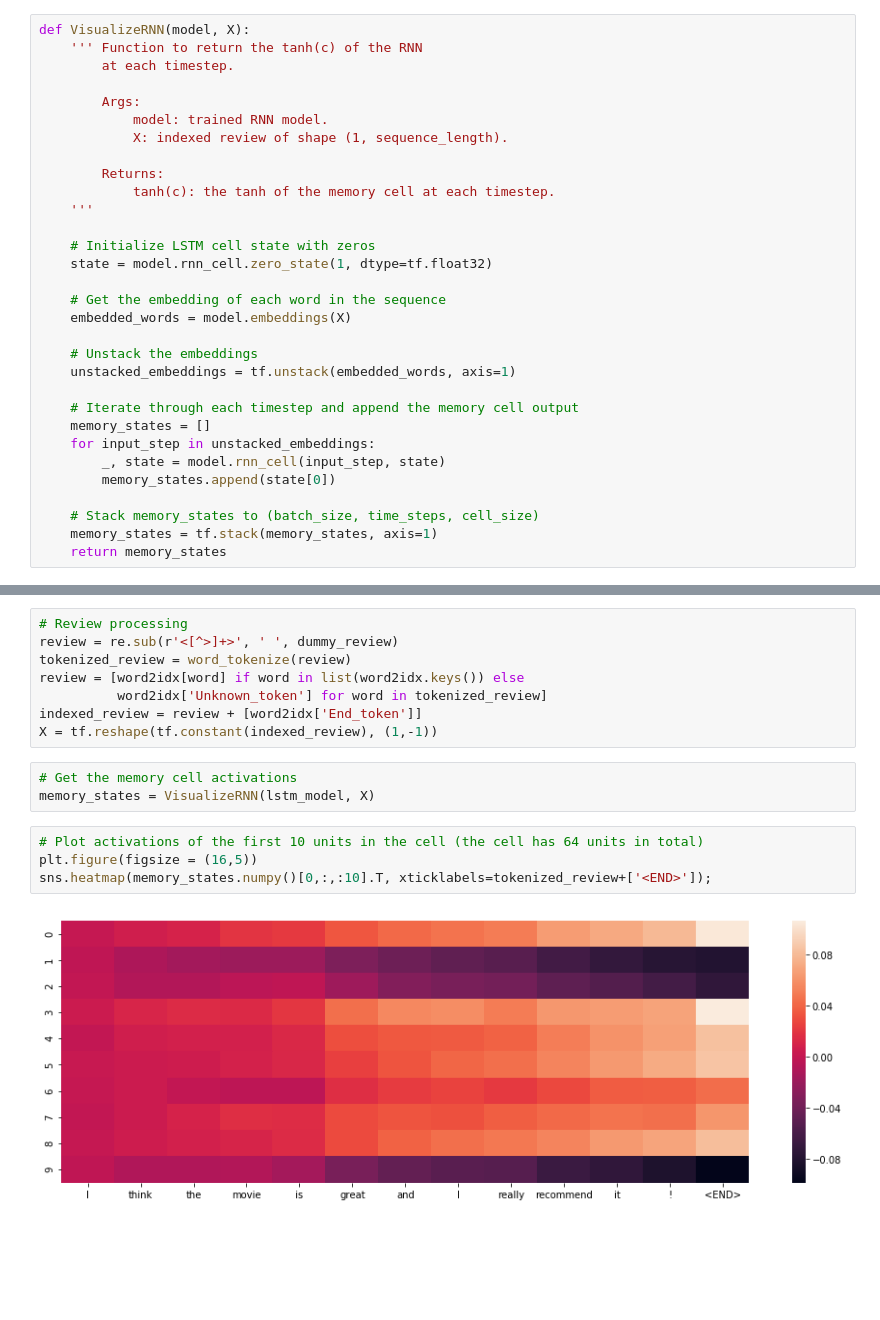
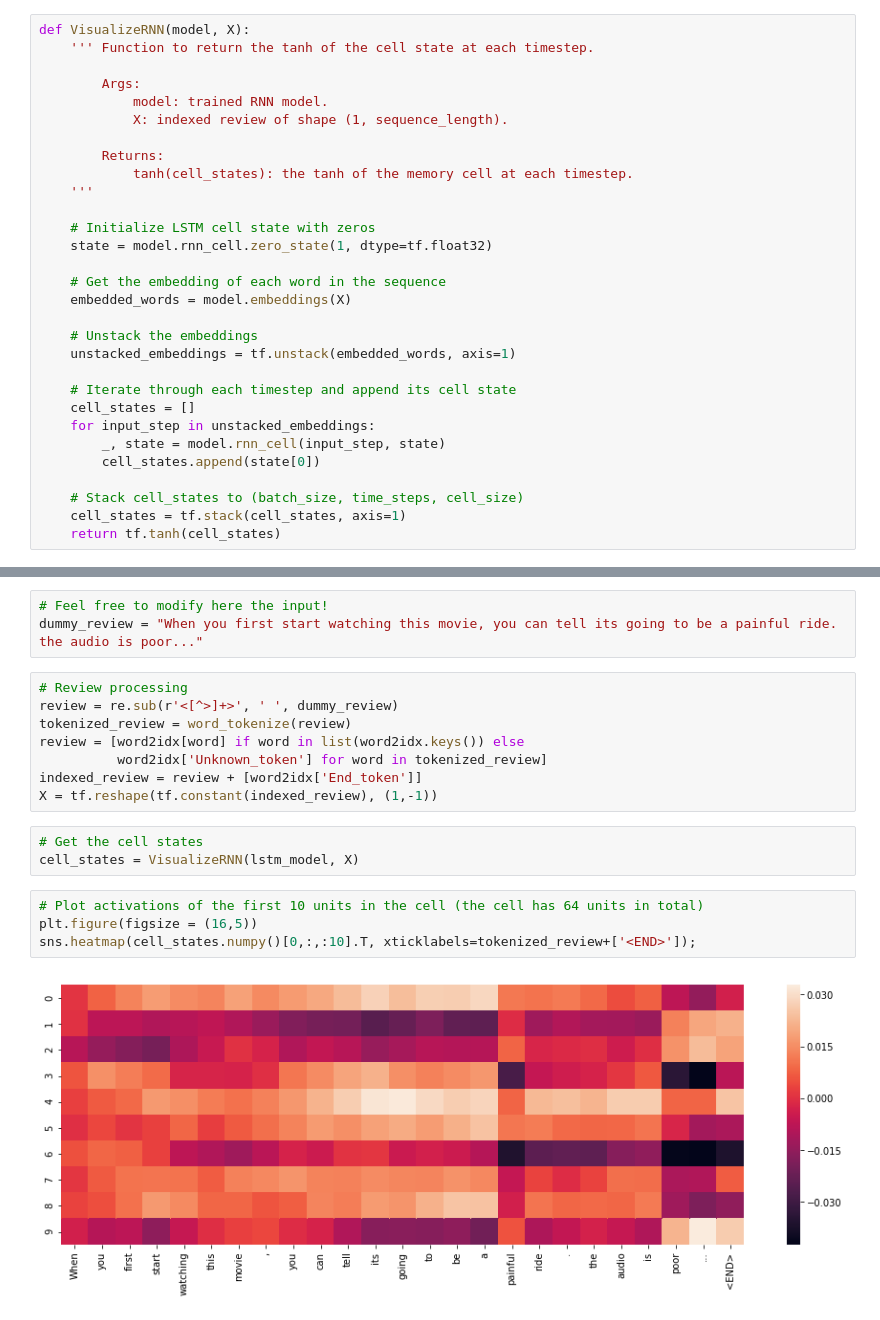
Before and after one commit to madalinabuzau/tensorflow-eager-tutorials, a Jupyter notebook: 04_recurrent_neural_networks_for_sequence_classification.ipynb, the cells around one changed output, grey strips where cells are left out. Saved outputs shown, nothing was run; the diff lists cells and outputs as text; blank space fills up the shorter version.

```diff
--- a/04_recurrent_neural_networks_for_sequence_classification.ipynb
+++ b/04_recurrent_neural_networks_for_sequence_classification.ipynb
@@ -490,14 +474,13 @@ import seaborn as sns
 # %%
 def VisualizeRNN(model, X):
-    ''' Function to return the tanh(c) of the RNN
-        at each timestep.
+    ''' Function to return the tanh of the cell state at each timestep.
 
         Args:
             model: trained RNN model.
             X: indexed review of shape (1, sequence_length).
 
         Returns:
-            tanh(c): the tanh of the memory cell at each timestep.
+            tanh(cell_states): the tanh of the memory cell at each timestep.
     '''
 
     # Initialize LSTM cell state with zeros
@@ -509,12 +492,12 @@ def VisualizeRNN(model, X):
     # Unstack the embeddings
     unstacked_embeddings = tf.unstack(embedded_words, axis=1)
 
-    # Iterate through each timestep and append the memory cell output
-    memory_states = []
+    # Iterate through each timestep and append its cell state
+    cell_states = []
     for input_step in unstacked_embeddings:
         _, state = model.rnn_cell(input_step, state)
-        memory_states.append(state[0])
+        cell_states.append(state[0])
 
-    # Stack memory_states to (batch_size, time_steps, cell_size)
-    memory_states = tf.stack(memory_states, axis=1)
-    return memory_states
+    # Stack cell_states to (batch_size, time_steps, cell_size)
+    cell_states = tf.stack(cell_states, axis=1)
+    return tf.tanh(cell_states)
@@ -524,3 +504,6 @@ dummy_review = "I think the movie is great and I really recommend it!"
+# %%
+# Feel free to modify here the input!
+dummy_review = "When you first start watching this movie, you can tell its going to be a painful ride. the audio is poor..."
 # %%
 # Review processing
 review = re.sub(r'<[^>]+>', ' ', dummy_review)
@@ -530,11 +513,11 @@ review = [word2idx[word] if word in list(word2idx.keys()) else
 indexed_review = review + [word2idx['End_token']]
 X = tf.reshape(tf.constant(indexed_review), (1,-1))
 # %%
-# Get the memory cell activations
-memory_states = VisualizeRNN(lstm_model, X)
+# Get the cell states
+cell_states = VisualizeRNN(lstm_model, X)
 # %%
 # Plot activations of the first 10 units in the cell (the cell has 64 units in total)
 plt.figure(figsize = (16,5))
-sns.heatmap(memory_states.numpy()[0,:,:10].T, xticklabels=tokenized_review+['<END>']);
+sns.heatmap(cell_states.numpy()[0,:,:10].T, xticklabels=tokenized_review+['<END>']);
 # %% [output]
-[figure, old version]
+[figure, new version]
```
Also changed, not shown: parts of 3 cells of this notebook.
